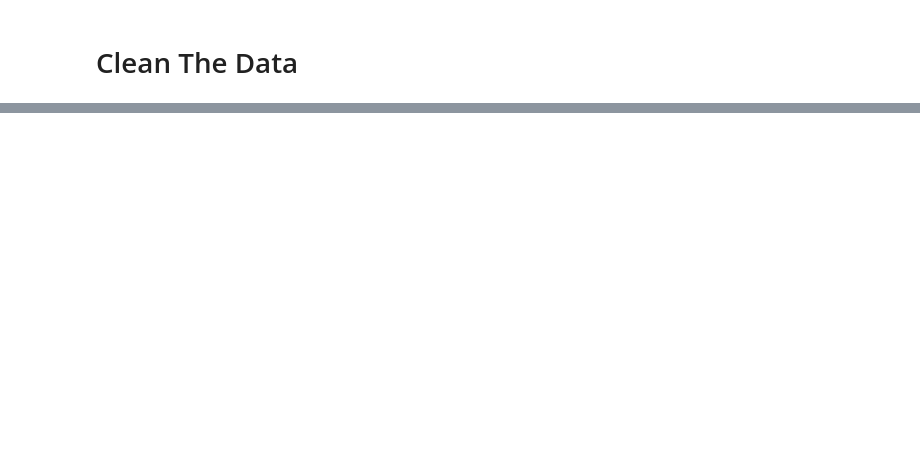
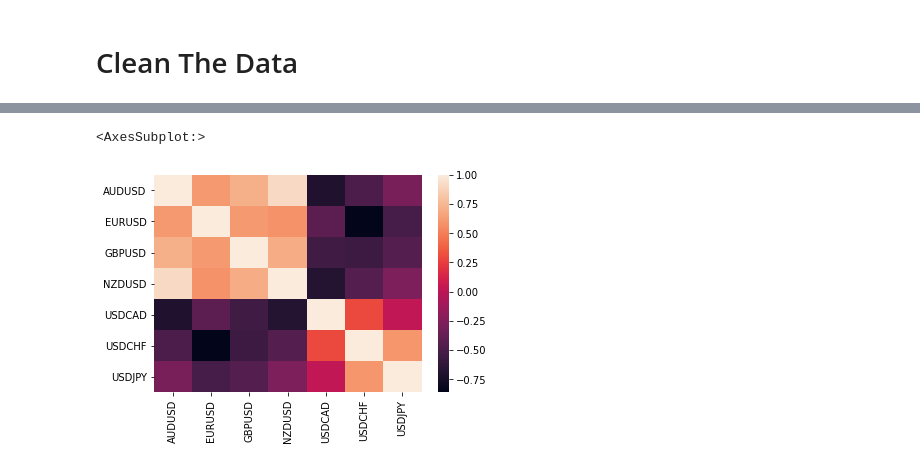
Before and after one commit to OrlandoFuller/Project_1, a Jupyter notebook: major_currency_pairs.ipynb, the cells around one changed output, grey strips where cells are left out. Drawn from its saved outputs; the diff is of its cells as text; code cells hidden in the pictures; blank space fills up the shorter version.

```diff
--- a/major_currency_pairs.ipynb
+++ b/major_currency_pairs.ipynb
@@ -513,0 +34,24 @@ USDJPY_CV_plot * USDJPY_day7_avg_plot
+# %%
+AUDUSD_close = pd.DataFrame(AUDUSD['close'])
+AUDUSD_close.columns = ['AUDUSD']
+
+EURUSD_close = pd.DataFrame(EURUSD['close'])
+EURUSD_close.columns = ['EURUSD']
+
+GBPUSD_close = pd.DataFrame(GBPUSD['close'])
+GBPUSD_close.columns = ['GBPUSD']
+
+NZDUSD_close = pd.DataFrame(NZDUSD['close'])
+NZDUSD_close.columns = ['NZDUSD']
+
+USDCAD_close = pd.DataFrame(USDCAD['close'])
+USDCAD_close.columns = ['USDCAD']
+
+USDCHF_close = pd.DataFrame(USDCHF['close'])
+USDCHF_close.columns = ['USDCHF']
+
+USDJPY_close = pd.DataFrame(USDJPY['close'])
+USDJPY_close.columns = ['USDJPY']
+# %%
+major7 = pd.concat([AUDUSD_close,EURUSD_close,GBPUSD_close,NZDUSD_close,USDCAD_close,USDCHF_close,USDJPY_close], axis=1).dropna()
+major7.head()
@@ -513,0 +65,4 @@ USDJPY_CV_plot * USDJPY_day7_avg_plot
+# %%
+ # Use the `pct_change` function to calculate daily returns for each stock
+daily_returns = major7.pct_change().dropna()
+daily_returns.head()
@@ -513,0 +76,4 @@ USDJPY_CV_plot * USDJPY_day7_avg_plot
+# %%
+# Use the `corr` function to calculate correlations for each stock pair
+correlation = daily_returns.corr()
+correlation
@@ -513,0 +89,6 @@ USDJPY_CV_plot * USDJPY_day7_avg_plot
+# %%
+ # Create a heatmap from the correlation values
+sns.heatmap(correlation)
+# %% [output]
+<AxesSubplot:>
+[figure, added]
```
Also changed, not shown: parts of 71 cells of this notebook.
